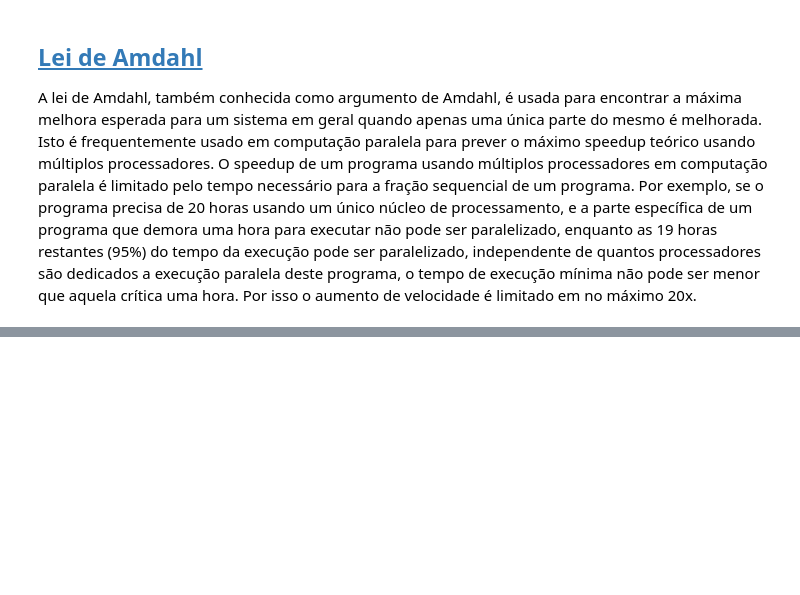
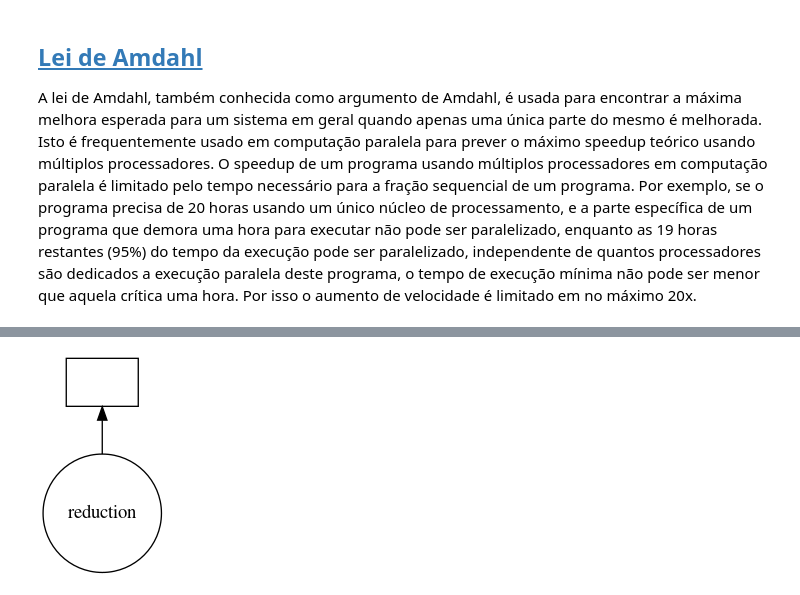
Before and after one commit to AbnerErnaniADSFatec/parallel-programing, a Jupyter notebook: dask-tests.ipynb, the cells around one changed output, grey strips where cells are left out. Saved outputs shown, nothing was run; the diff lists cells and outputs as text; code cells hidden in the pictures; blank space fills up the shorter version.

```diff
--- a/dask-tests.ipynb
+++ b/dask-tests.ipynb
@@ -139,0 +174,4 @@ media
+# %%
+%%time
+lista = [2,3,5,1,7,6,8,4]
+result = reduction(lista)
@@ -139,0 +188,37 @@ media
+# %%
+# Redução
+def partition(lista):
+    result = []
+    if len(lista) % 2 == 0:
+        i, lenght = 0, 2
+        while lenght <= len(lista):
+            result.append(lista[i:lenght])
+            i, lenght = i + 2, lenght + 2
+        return result
+    else:
+        pop = lista.pop()
+        result = delayed(partition)(lista)
+        result = result.compute()
+        result.append([pop, 0])
+        return result
+
+def calculator(lista):
+    soma = []
+    var = delayed(partition)(lista)
+    for par in var.compute():
+        soma.append(int(par[0]) + int(par[1]))
+    return soma
+
+def reduction(lista):
+    if len(lista) == 1:
+        return lista[0]
+    else:
+        aux = lista
+        while len(aux) != 1:
+            calc = delayed(calculator)(aux)
+            aux = calc.compute()
+        return aux[0]
+# %%
+%%time
+lista = [2,3,5,1,7,6,8,4]
+soma = delayed(reduction)(lista)
@@ -140,2 +235,6 @@ media
+# %%
+soma.visualize()
+# %% [output]
+[figure, added]
 # %%
 client.close()
```
Also changed, not shown: parts of 16 cells of this notebook, 1 other file.
